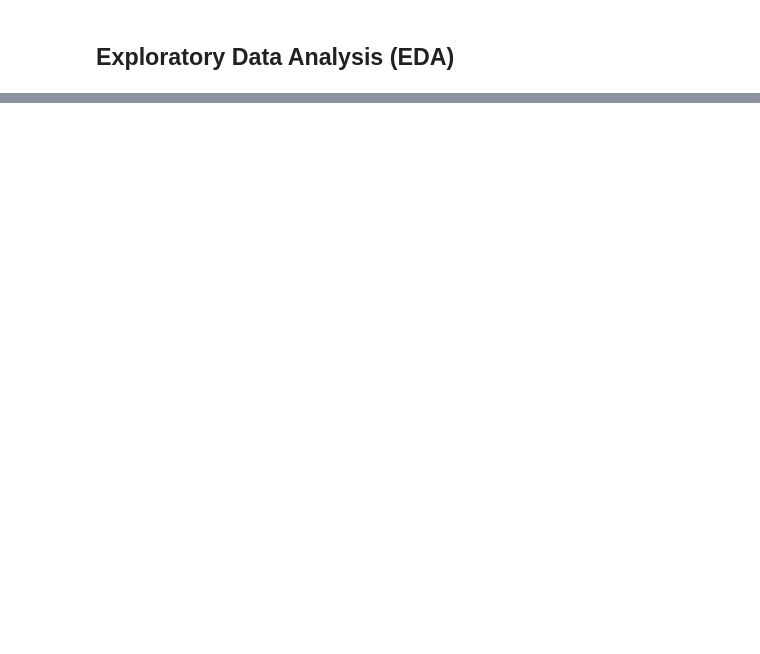
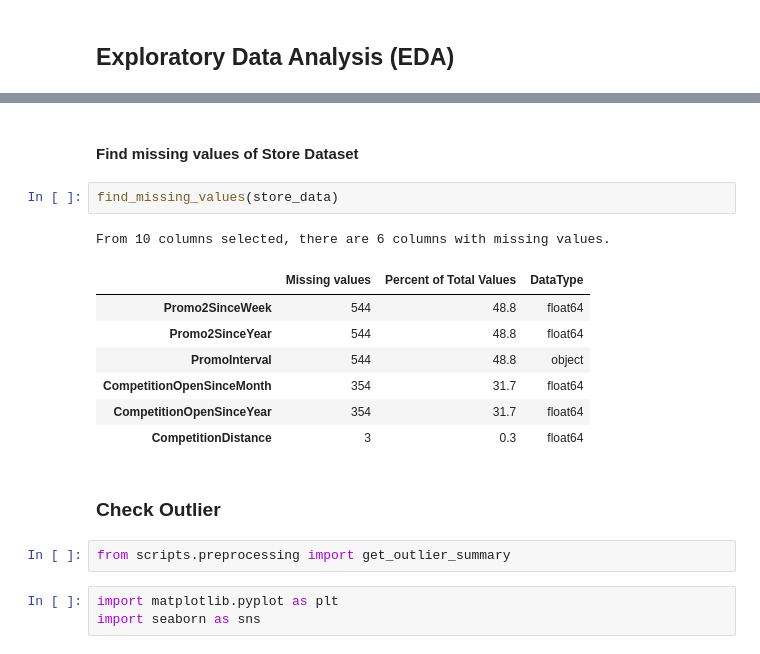
Before and after one commit to GuleWako/10Acadamey-week-4-Pharmaceuticals-finance-data-Analysis, a Jupyter notebook: notebooks/exploratory_analysis_for_forecast.ipynb, the cells around one changed output, grey strips where cells are left out. Cells and saved outputs as stored; diff of their text form; blank space fills up the shorter version.

Commit message:
check missing and ouliers

```diff
--- a/notebooks/exploratory_analysis_for_forecast.ipynb
+++ b/notebooks/exploratory_analysis_for_forecast.ipynb
@@ -65,0 +91,20 @@ store_data.head(10)
+# %% [markdown]
+#### Find missing values of Store Dataset
+# %%
+find_missing_values(store_data)
+# %% [output]
+From 10 columns selected, there are 6 columns with missing values.
+|  | Missing values | Percent of Total Values | DataType |
+| Promo2SinceWeek | 544 | 48.8 | float64 |
+| Promo2SinceYear | 544 | 48.8 | float64 |
+| PromoInterval | 544 | 48.8 | object |
+| CompetitionOpenSinceMonth | 354 | 31.7 | float64 |
+| CompetitionOpenSinceYear | 354 | 31.7 | float64 |
+| CompetitionDistance | 3 | 0.3 | float64 |
+# %% [markdown]
+### Check Outlier
+# %%
+from scripts.preprocessing import get_outlier_summary
+# %%
+import matplotlib.pyplot as plt
+import seaborn as sns
```
Also changed, not shown: parts of 18 cells of this notebook, 1 other file.
